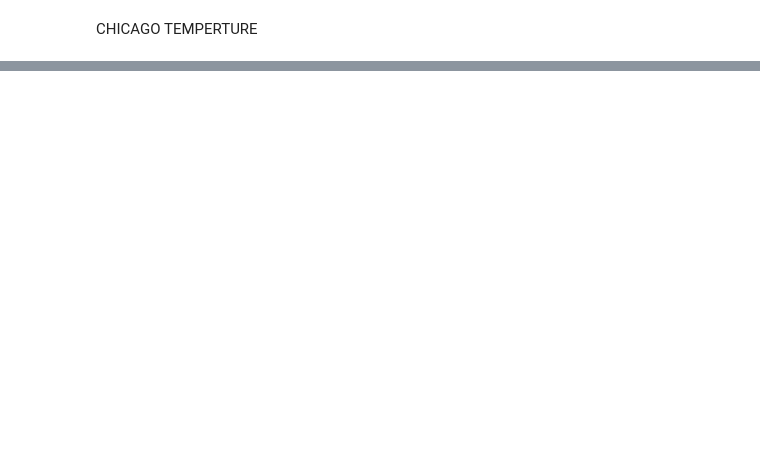
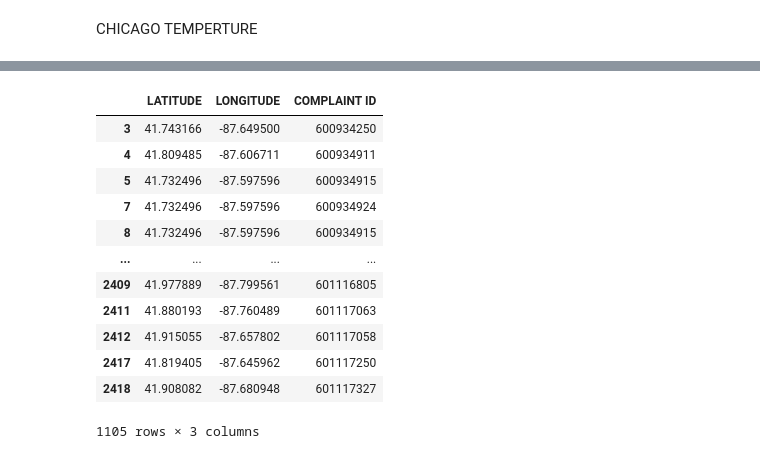
Before and after one commit to dpate293/CS418_ProjectPitch, a Jupyter notebook: temperature.ipynb, the cells around one changed output, grey strips where cells are left out. Cells and saved outputs as stored; diff of their text form; code cells hidden in the pictures; blank space fills up the shorter version.

```diff
--- a/temperature.ipynb
+++ b/temperature.ipynb
@@ -110,0 +131,23 @@ THE TOTAL POPULATION OF COOK COUNTY: 13156661
+# %%
+complaints = pd.read_csv('CDPH_Environmental_Complaints.csv')
+complaints = complaints[["LATITUDE","LONGITUDE","COMPLAINT TYPE","COMPLAINT ID"]]
+complaints = complaints.loc[complaints['COMPLAINT TYPE']=='AIR POLLUTION WORK ORDER']
+
+complaints = complaints[["LATITUDE","LONGITUDE","COMPLAINT ID"]]
+
+#complaints.dropna()
+complaints
+# %% [output]
+|  | LATITUDE | LONGITUDE | COMPLAINT ID |
+| 3 | 41.743166 | -87.649500 | 600934250 |
+| 4 | 41.809485 | -87.606711 | 600934911 |
+| 5 | 41.732496 | -87.597596 | 600934915 |
+| 7 | 41.732496 | -87.597596 | 600934924 |
+| 8 | 41.732496 | -87.597596 | 600934915 |
+| ... | ... | ... | ... |
+| 2409 | 41.977889 | -87.799561 | 601116805 |
+| 2411 | 41.880193 | -87.760489 | 601117063 |
+| 2412 | 41.915055 | -87.657802 | 601117058 |
+| 2417 | 41.819405 | -87.645962 | 601117250 |
+| 2418 | 41.908082 | -87.680948 | 601117327 |
+1105 rows × 3 columns
```
Also changed, not shown: parts of 5 cells of this notebook.
